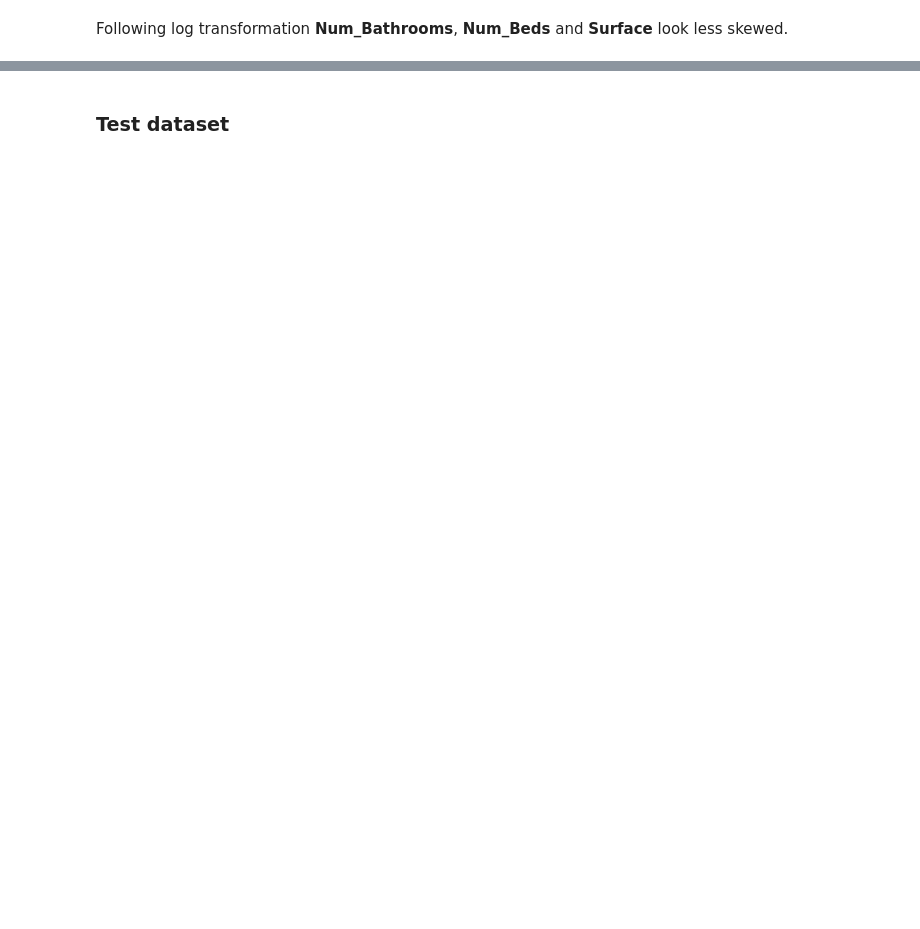
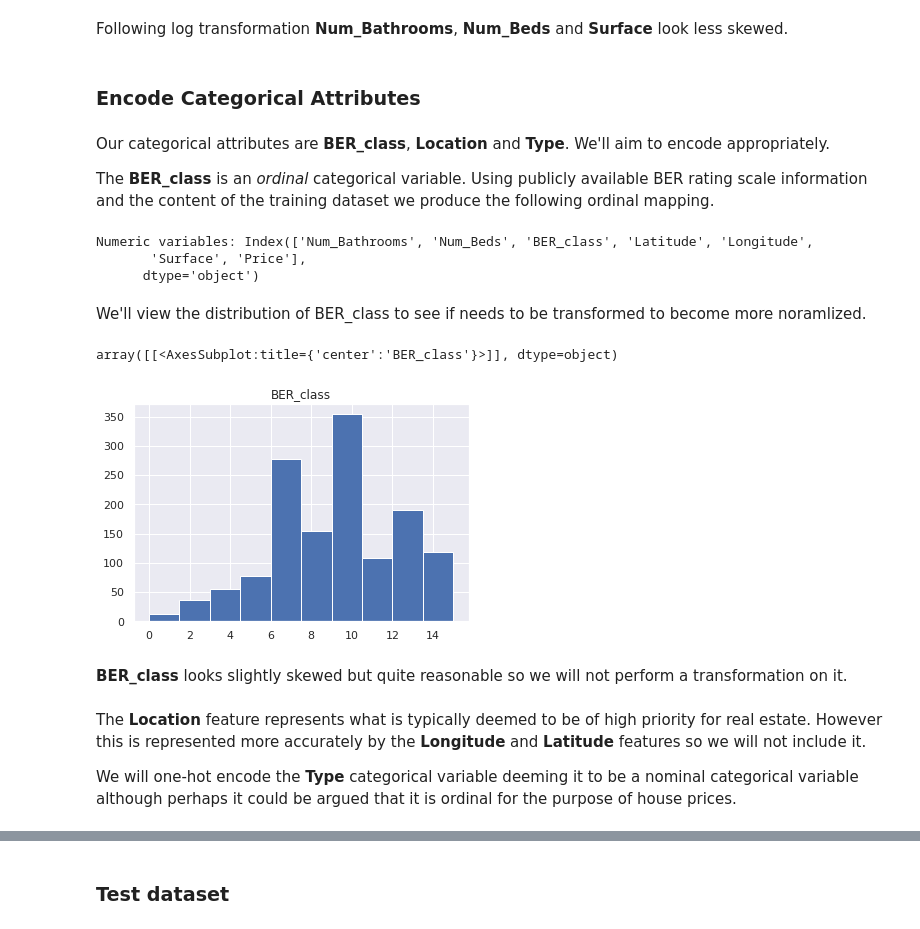
Before and after one commit to jimgibb/ET5003_SEM1_2021-2, a Jupyter notebook: Week-5/ET5003_KaggleCompetition.ipynb, the cells around one changed output, grey strips where cells are left out. Saved outputs shown, nothing was run; the diff lists cells and outputs as text; code cells hidden in the pictures; blank space fills up the shorter version.

```diff
--- a/Week-5/ET5003_KaggleCompetition.ipynb
+++ b/Week-5/ET5003_KaggleCompetition.ipynb
@@ -398,2 +398,8 @@ plot_multiple_boxplots(dataframe=df_train, feature_list=numeric_attr[3:])
 # %% [markdown]
 Following log transformation **Num_Bathrooms**, **Num_Beds** and **Surface** look less skewed.
+# %% [markdown]
+### Encode Categorical Attributes
+# %% [markdown]
+Our categorical attributes are **BER_class**, **Location** and **Type**. We'll aim to encode appropriately.
+
+The **BER_class** is an *ordinal* categorical variable. Using publicly available BER rating scale information and the content of the training dataset we produce the following ordinal mapping.
@@ -399,0 +427,21 @@ Following log transformation **Num_Bathrooms**, **Num_Beds** and **Surface** loo
+# %%
+# We'll update numeric attributes to include BER_class
+numeric_attr = df_train.select_dtypes(np.number).columns
+print(f"Numeric variables: {numeric_attr}")
+# %% [output]
+Numeric variables: Index(['Num_Bathrooms', 'Num_Beds', 'BER_class', 'Latitude', 'Longitude',
+       'Surface', 'Price'],
+      dtype='object')
+# %% [markdown]
+We'll view the distribution of BER_class to see if needs to be transformed to become more noramlized.
+# %%
+df_train.hist(column='BER_class')
+# %% [output]
+array([[<AxesSubplot:title={'center':'BER_class'}>]], dtype=object)
+[figure, added]
+# %% [markdown]
+**BER_class** looks slightly skewed but quite reasonable so we will not perform a transformation on it.
+# %% [markdown]
+The **Location** feature represents what is typically deemed to be of high priority for real estate. However this is represented more accurately by the **Longitude** and **Latitude** features so we will not include it.
+
+We will one-hot encode the **Type** categorical variable deeming it to be a nominal categorical variable although perhaps it could be argued that it is ordinal for the purpose of house prices.
```
Also changed, not shown: parts of 47 cells of this notebook.
